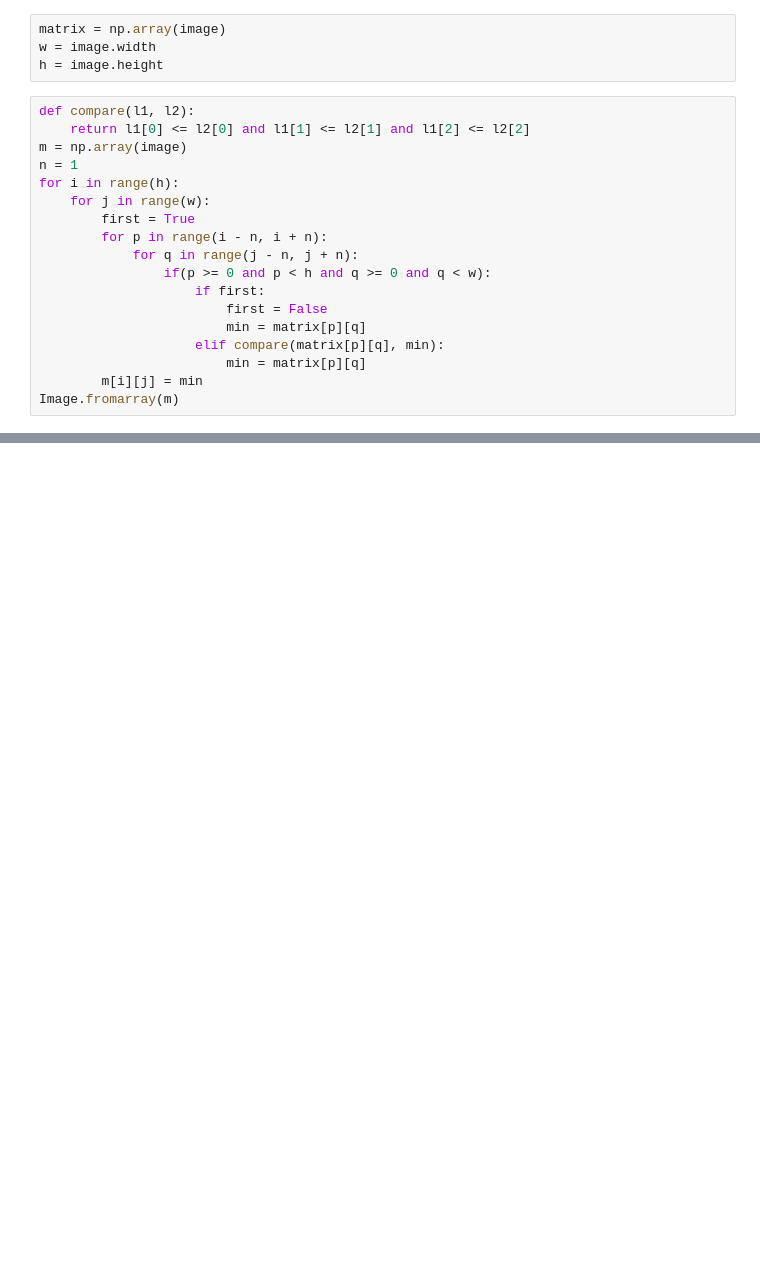
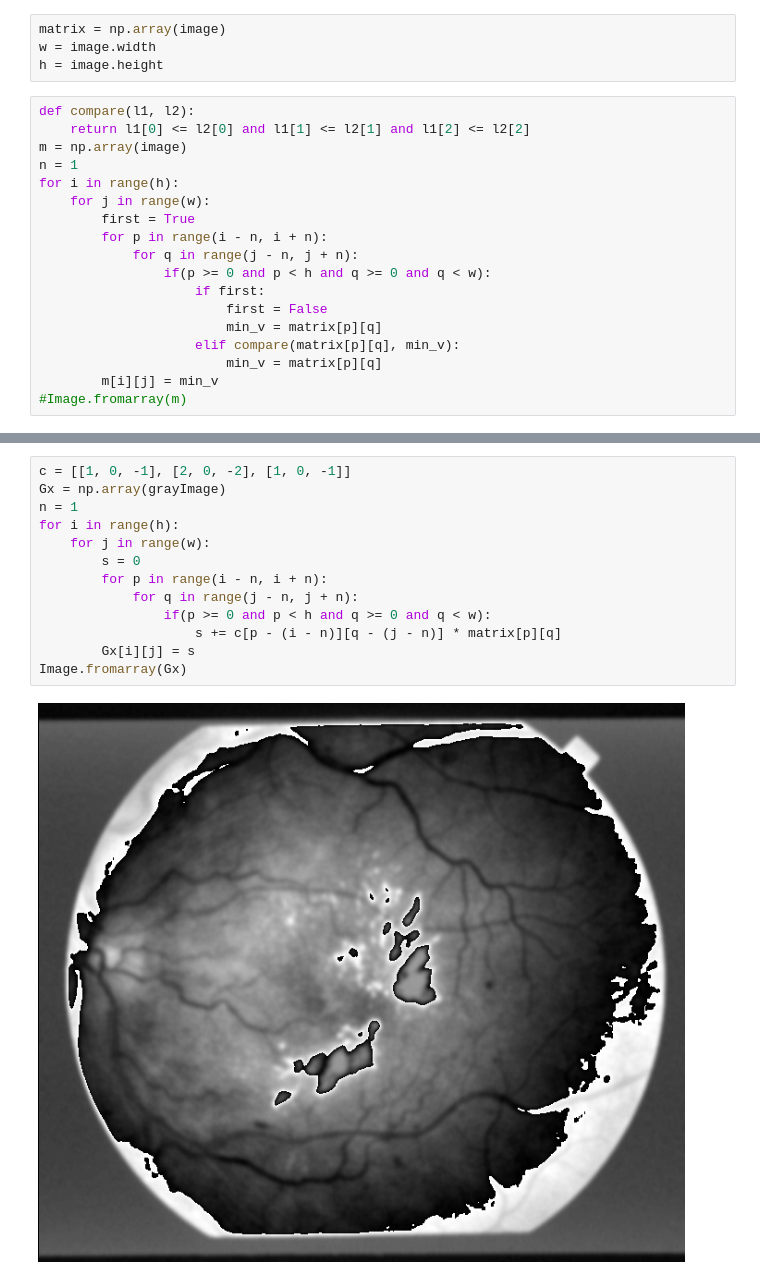
Before and after one commit to MateuszPoprawa/Retinal-Blood-Vessels-Segmentation, a Jupyter notebook: Retinal Blood Vessels Segmentation.ipynb, the cells around one changed output, grey strips where cells are left out. Saved outputs shown, nothing was run; the diff lists cells and outputs as text; blank space fills up the shorter version.

```diff
--- a/Retinal Blood Vessels Segmentation.ipynb
+++ b/Retinal Blood Vessels Segmentation.ipynb
@@ -23,8 +23,8 @@ for i in range(h):
                 if(p >= 0 and p < h and q >= 0 and q < w):
                     if first:
                         first = False
-                        min = matrix[p][q]
-                    elif compare(matrix[p][q], min):
-                        min = matrix[p][q]
-        m[i][j] = min
-Image.fromarray(m)
+                        min_v = matrix[p][q]
+                    elif compare(matrix[p][q], min_v):
+                        min_v = matrix[p][q]
+        m[i][j] = min_v
+#Image.fromarray(m)
@@ -49,0 +61,15 @@ Image.fromarray(m)
+# %%
+c = [[1, 0, -1], [2, 0, -2], [1, 0, -1]]
+Gx = np.array(grayImage)
+n = 1
+for i in range(h):
+    for j in range(w):
+        s = 0
+        for p in range(i - n, i + n):
+            for q in range(j - n, j + n):
+                if(p >= 0 and p < h and q >= 0 and q < w):
+                    s += c[p - (i - n)][q - (j - n)] * matrix[p][q]
+        Gx[i][j] = s
+Image.fromarray(Gx)
+# %% [output]
+[figure, added]
```
Also changed, not shown: parts of 10 cells of this notebook.
